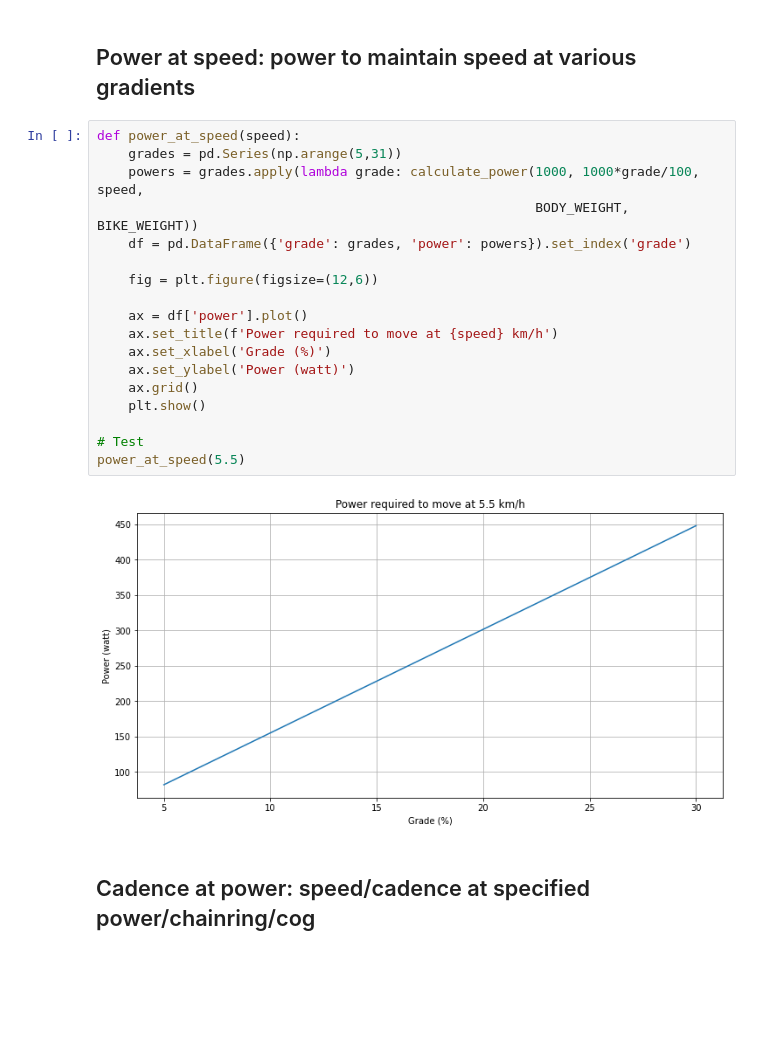
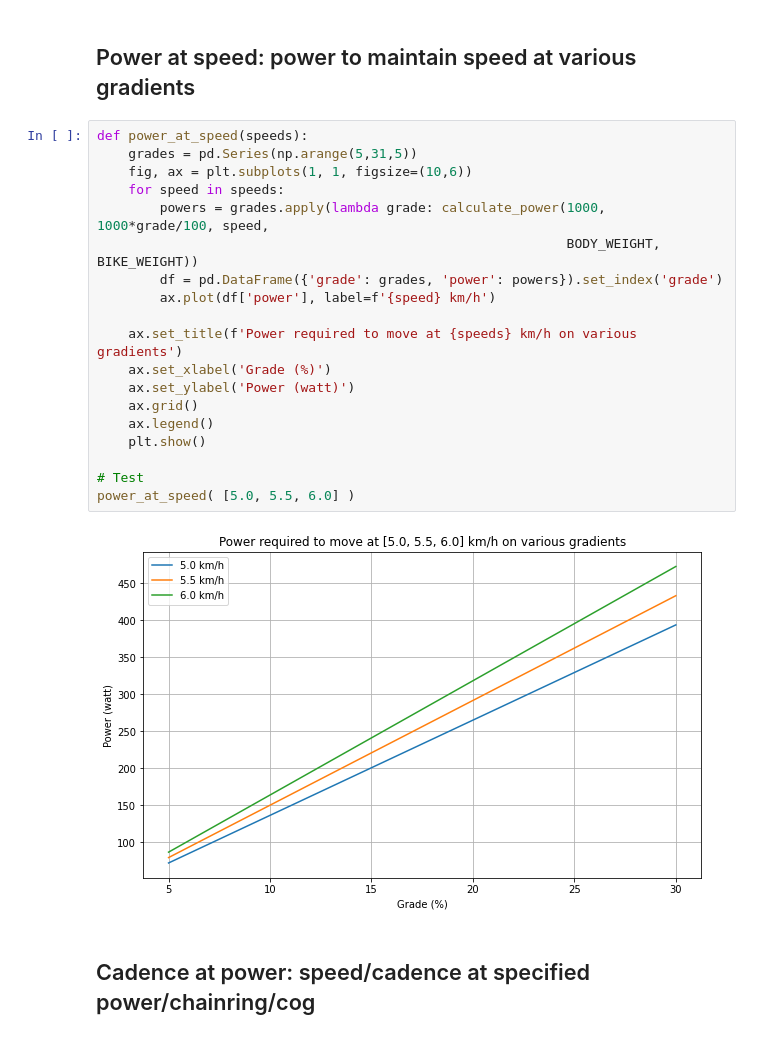
Before and after one commit to bennylp/zwift-training, a Jupyter notebook: Bike Calculator.ipynb, the cells around one changed output. Saved outputs shown, nothing was run; the diff lists cells and outputs as text; blank space fills up the shorter version.

```diff
--- a/Bike Calculator.ipynb
+++ b/Bike Calculator.ipynb
@@ -307,25 +309,26 @@ cadence_at_speed_demo(chainrings, cassettes, TIRE_SIZE,
 # %% [markdown]
 ## Power at speed: power to maintain speed at various gradients
 # %%
-def power_at_speed(speed):
-    grades = pd.Series(np.arange(5,31))
-    powers = grades.apply(lambda grade: calculate_power(1000, 1000*grade/100, speed,
-                                                        BODY_WEIGHT, BIKE_WEIGHT))
-    df = pd.DataFrame({'grade': grades, 'power': powers}).set_index('grade')
+def power_at_speed(speeds):
+    grades = pd.Series(np.arange(5,31,5))
+    fig, ax = plt.subplots(1, 1, figsize=(10,6))
+    for speed in speeds:
+        powers = grades.apply(lambda grade: calculate_power(1000, 1000*grade/100, speed,
+                                                            BODY_WEIGHT, BIKE_WEIGHT))
+        df = pd.DataFrame({'grade': grades, 'power': powers}).set_index('grade')
+        ax.plot(df['power'], label=f'{speed} km/h')
 
-    fig = plt.figure(figsize=(12,6))
-
-    ax = df['power'].plot()
-    ax.set_title(f'Power required to move at {speed} km/h')
+    ax.set_title(f'Power required to move at {speeds} km/h on various gradients')
     ax.set_xlabel('Grade (%)')
     ax.set_ylabel('Power (watt)')
     ax.grid()
+    ax.legend()
     plt.show()
 
 # Test
-power_at_speed(5.5)
+power_at_speed( [5.0, 5.5, 6.0] )
 # %% [output]
-[figure, old version]
+[figure, new version]
 # %% [markdown]
 ## Cadence at power: speed/cadence at specified power/chainring/cog
 # %%
```
Also changed, not shown: parts of 11 cells of this notebook, 3 other files.
